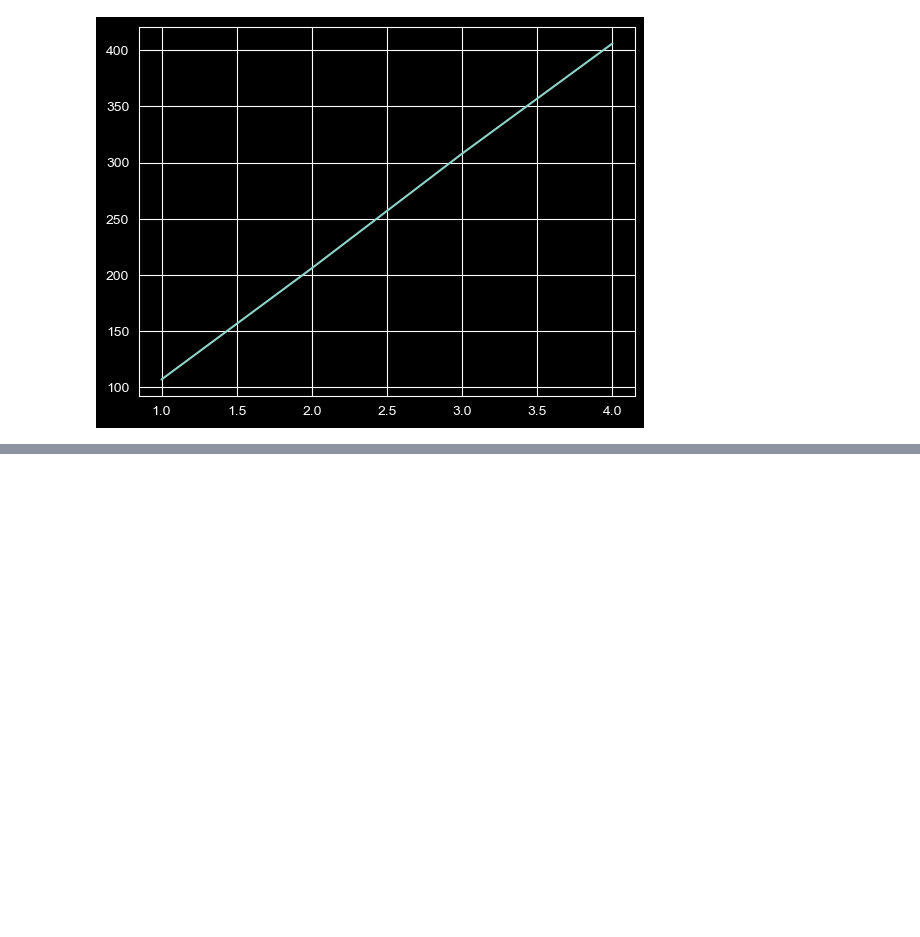
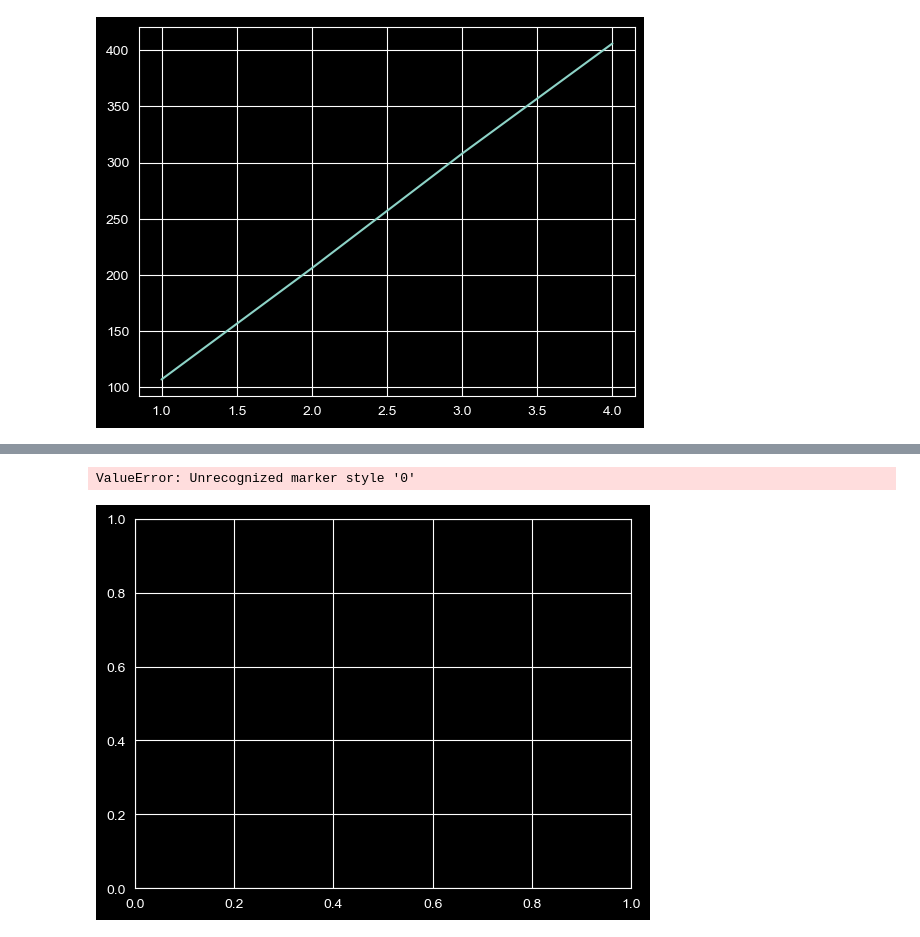
Before and after one commit to Geetansh124/Learn-PYthon-Progarmming, a Jupyter notebook: Python Programming/Python Libraries/Matplotlib/matplotlib.ipynb, the cells around one changed output, grey strips where cells are left out. Drawn from its saved outputs; the diff is of its cells as text; code cells hidden in the pictures; blank space fills up the shorter version.

```diff
--- a/Python Programming/Python Libraries/Matplotlib/matplotlib.ipynb
+++ b/Python Programming/Python Libraries/Matplotlib/matplotlib.ipynb
@@ -22,0 +29,13 @@ plt.plot(x,y)
+# %%
+#plt.plot(x,y color='color name', linestyle='line_Style', linewidth=value, marker='marker symbol', label name')
+
+import matplotlib.pyplot as plt
+
+months = [1,2,3,4]
+sales = [1000, 1500, 1200, 1800]
+
+plt.plot(months, sales, color='red', lineStyles='--', marker='0', label='2025 sales data')
+plt.show()
+# %% [output]
+ValueError: Unrecognized marker style '0'
+[figure, added]
```
Also changed, not shown: parts of 2 cells of this notebook, 1 other file.
